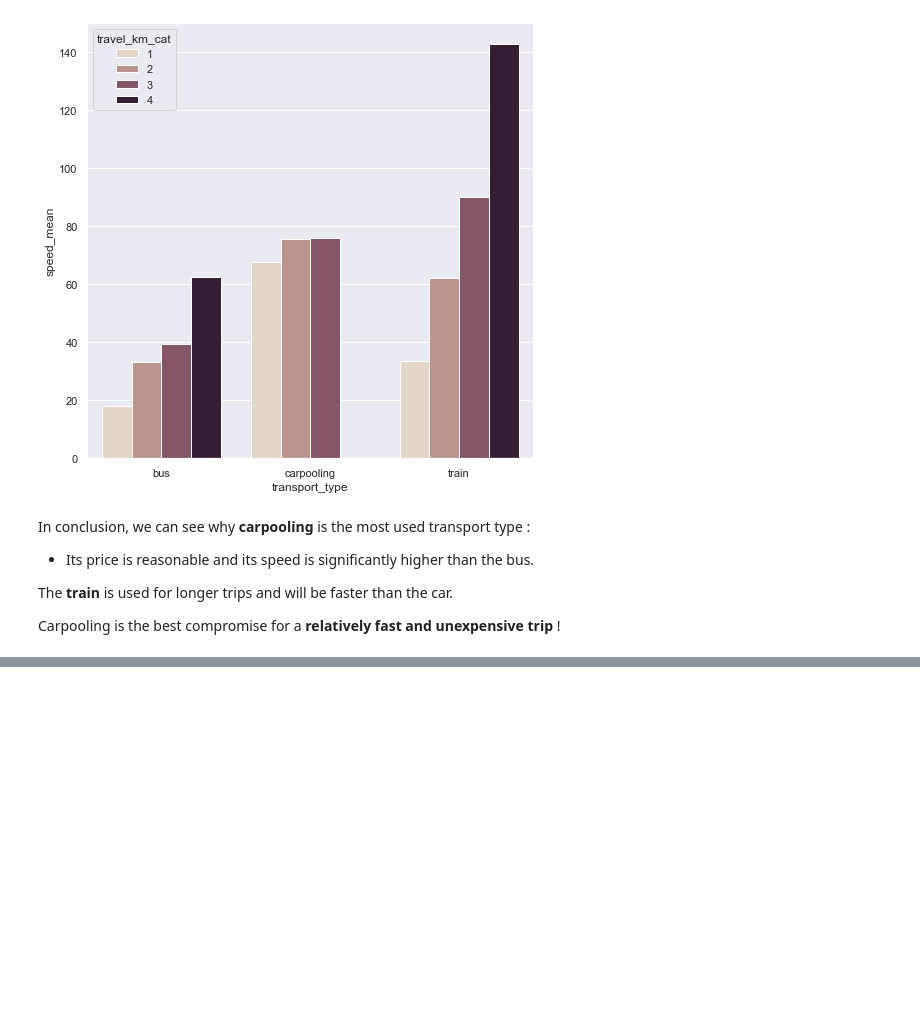
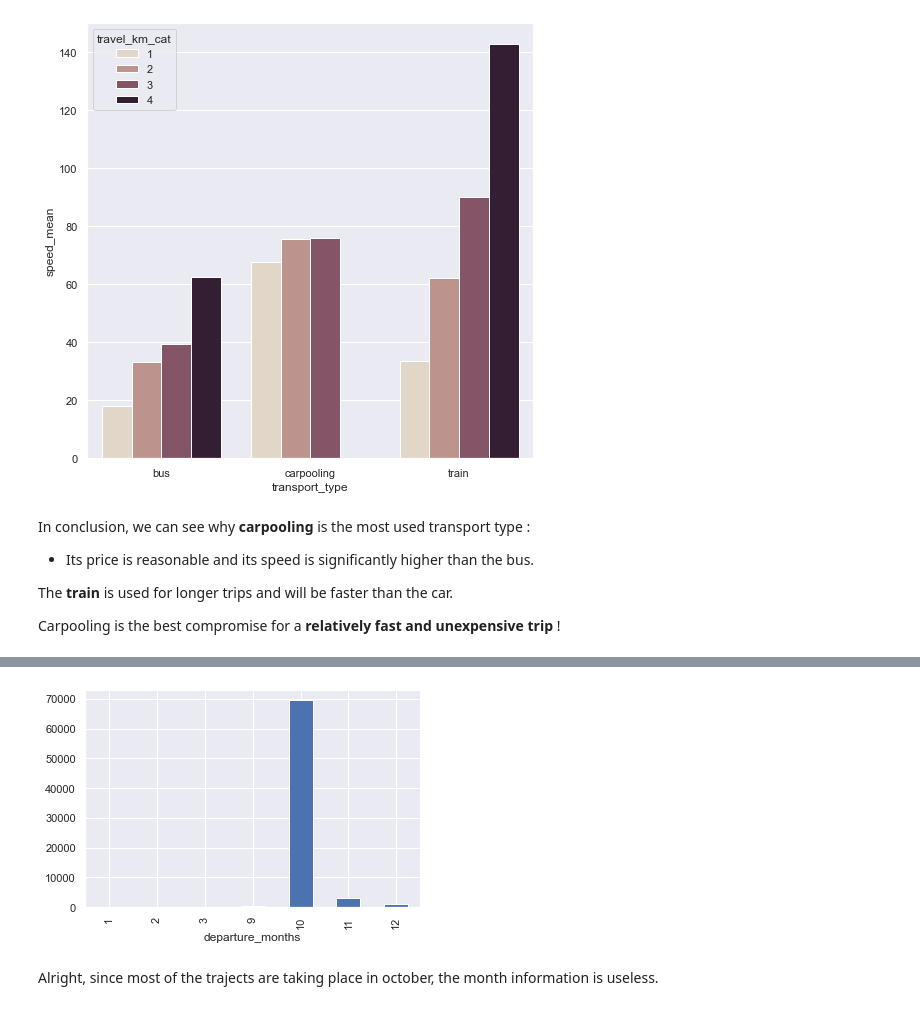
Before and after one commit to vinsJ/Tictactrip, a Jupyter notebook: DATA@DEBANDE-VINCENT.ipynb, the cells around one changed output, grey strips where cells are left out. Drawn from its saved outputs; the diff is of its cells as text; code cells hidden in the pictures; blank space fills up the shorter version.

Commit message:
:construction: : Data encoding for ML

```diff
--- a/DATA@DEBANDE-VINCENT.ipynb
+++ b/DATA@DEBANDE-VINCENT.ipynb
@@ -785,0 +803,4 @@ Carpooling is the best compromise for a **relatively fast and unexpensive trip**
+# %%
+data = tickets2.copy()
+data.drop(['travel_km_cat', 'travel_ts', 'id'], 1, inplace = True)
+data
@@ -785,0 +832,3 @@ Carpooling is the best compromise for a **relatively fast and unexpensive trip**
+# %%
+data = pd.get_dummies(data, columns = ["transport_type"], prefix=["transport"])
+data
@@ -785,0 +859,8 @@ Carpooling is the best compromise for a **relatively fast and unexpensive trip**
+# %%
+data.drop('arrival_ts', 1, inplace = True)
+data['departure_months'] = data['departure_ts'].dt.month
+dataMonth = data.groupby('departure_months').count().company.plot.bar()
+# %% [output]
+[figure, added]
+# %% [markdown]
+Alright, since most of the trajects are taking place in october, the month information is useless.
```
Also changed, not shown: parts of 19 cells of this notebook.
